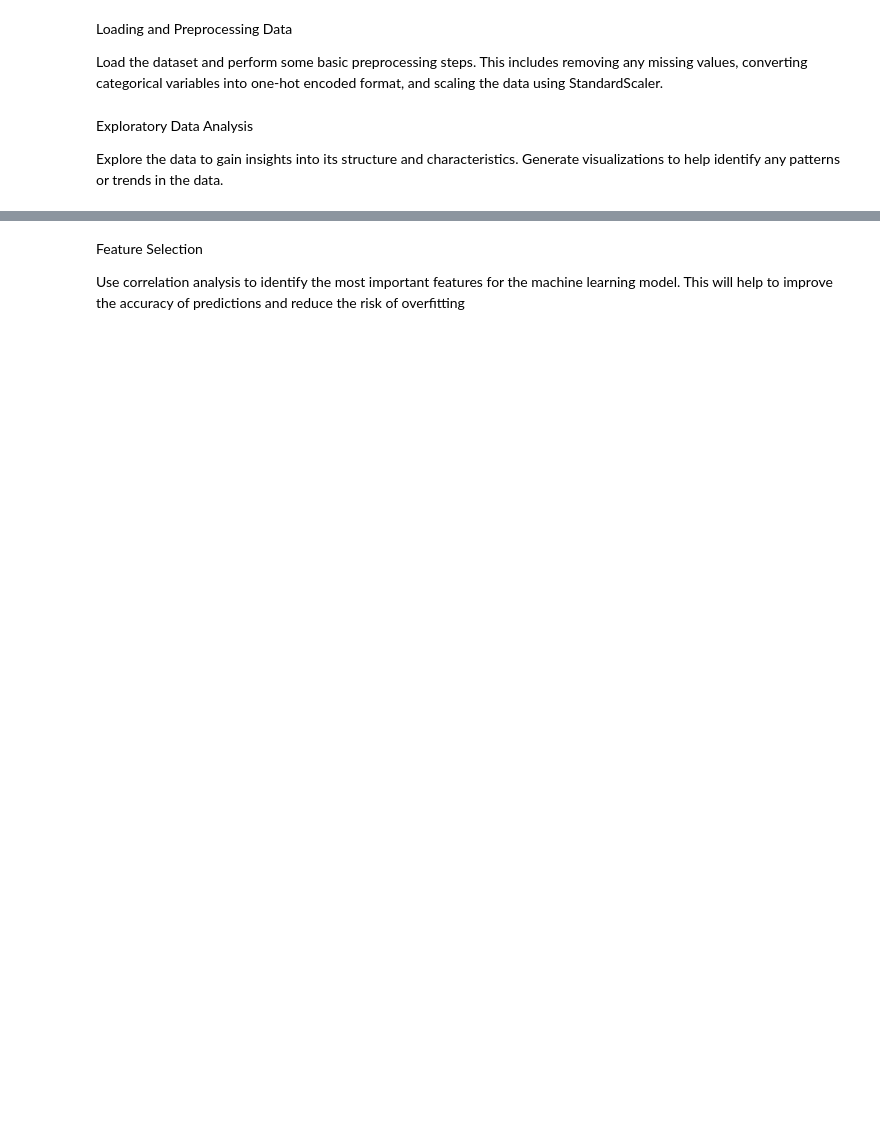
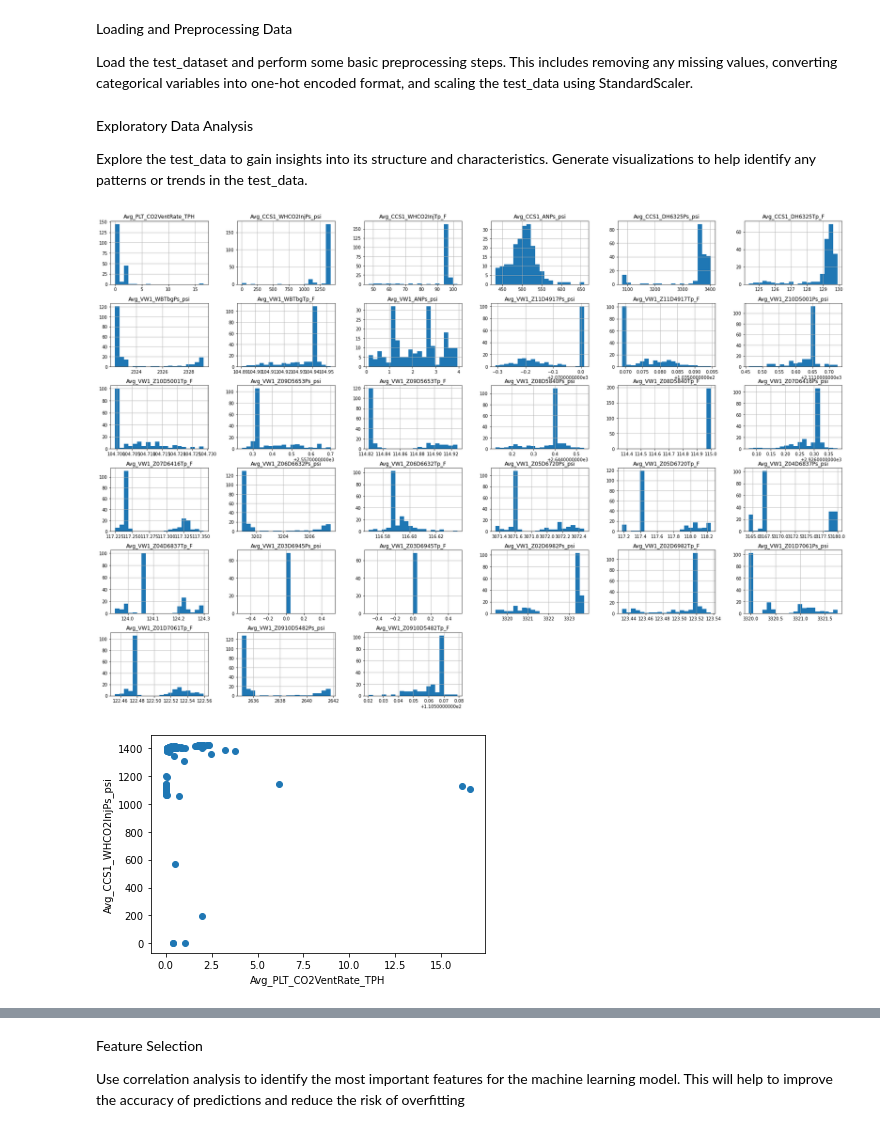
Before and after one commit to BluInnovation/ml-challenge-2023, a Jupyter notebook: code/Machine Learning Challenge Notebook Starter.ipynb, the cells around one changed output, grey strips where cells are left out. Cells and saved outputs as stored; diff of their text form; code cells hidden in the pictures; blank space fills up the shorter version.

```diff
--- a/code/Machine Learning Challenge Notebook Starter.ipynb
+++ b/code/Machine Learning Challenge Notebook Starter.ipynb
@@ -13,3 +14,6 @@ import pandas as pd
 import numpy as np
 from sklearn.preprocessing import StandardScaler
 from sklearn.model_selection import train_test_split
+# %%
+test_data = pd.read_csv(r'C:\Users\mlis2\repos\ml-challenge-2023\data\illinois_basing_test_04112023.csv')
+train_data = pd.read_csv(r'C:\Users\mlis2\repos\ml-challenge-2023\data\illinois_basing_train.csv')
@@ -16,4 +48,4 @@ from sklearn.model_selection import train_test_split
 # %% [markdown]
 Loading and Preprocessing Data
 
-Load the dataset and perform some basic preprocessing steps. This includes removing any missing values, converting categorical variables into one-hot encoded format, and scaling the data using StandardScaler.
+Load the test_dataset and perform some basic preprocessing steps. This includes removing any missing values, converting categorical variables into one-hot encoded format, and scaling the test_data using StandardScaler.
@@ -29,16 +52,19 @@ data = pd.get_dummies(data, columns=['categorical_var1', 'categorical_var2'])
 # %% [markdown]
 Exploratory Data Analysis
 
-Explore the data to gain insights into its structure and characteristics. Generate visualizations to help identify any patterns or trends in the data.
+Explore the test_data to gain insights into its structure and characteristics. Generate visualizations to help identify any patterns or trends in the test_data.
 # %%
 import matplotlib.pyplot as plt
 
 # Generate histograms of each feature
-data.hist(bins=20, figsize=(20, 20))
+test_data.hist(bins=20, figsize=(30, 20))
 plt.show()
 
 # Generate a scatter plot of features
-plt.scatter(data['feature1'], data['feature2'])
-plt.xlabel('Feature 1')
-plt.ylabel('Feature 2')
+plt.scatter(test_data['Avg_PLT_CO2VentRate_TPH'], test_data['Avg_CCS1_WHCO2InjPs_psi'])
+plt.xlabel('Avg_PLT_CO2VentRate_TPH')
+plt.ylabel('Avg_CCS1_WHCO2InjPs_psi')
 plt.show()
+# %% [output]
+[figure, added]
+[figure, added]
```
Also changed, not shown: parts of 15 cells of this notebook, 6 other files.
